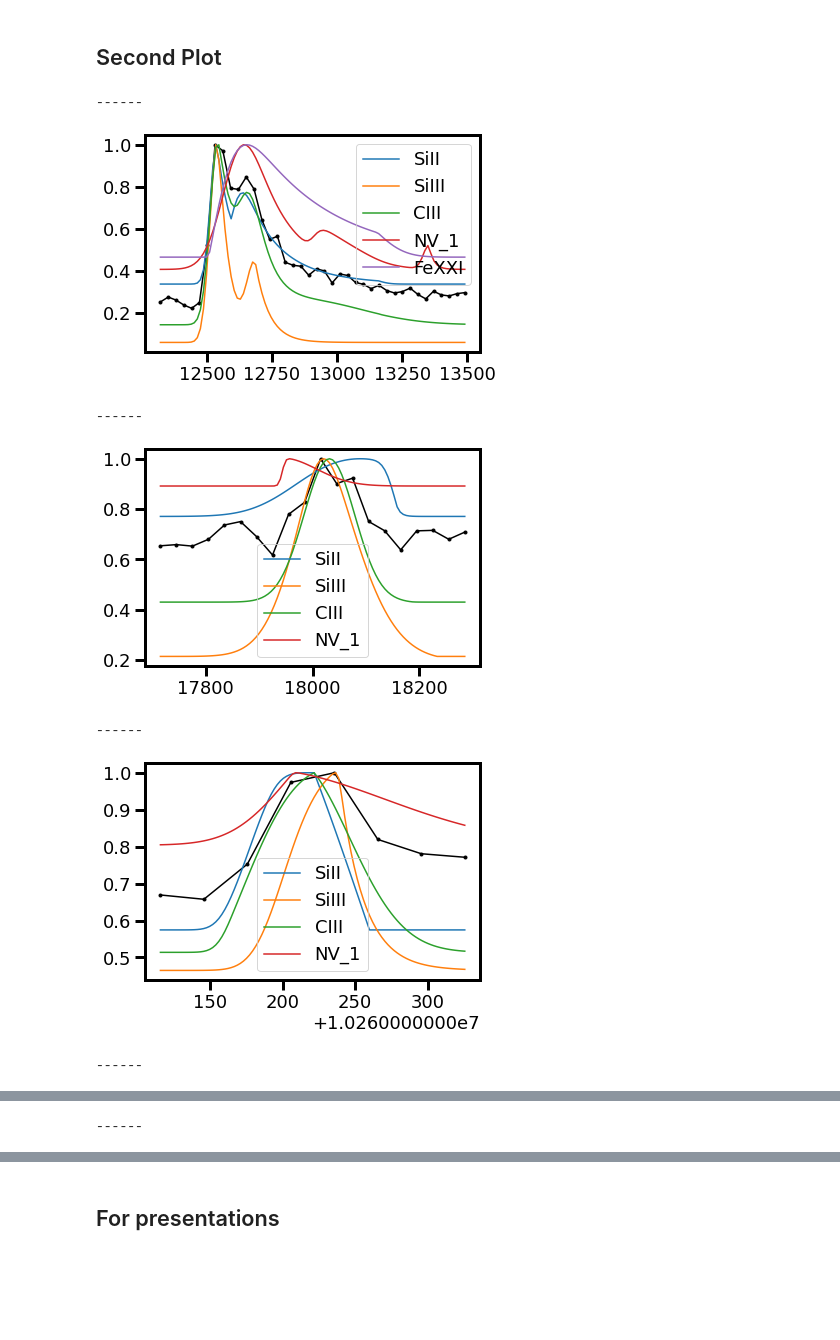
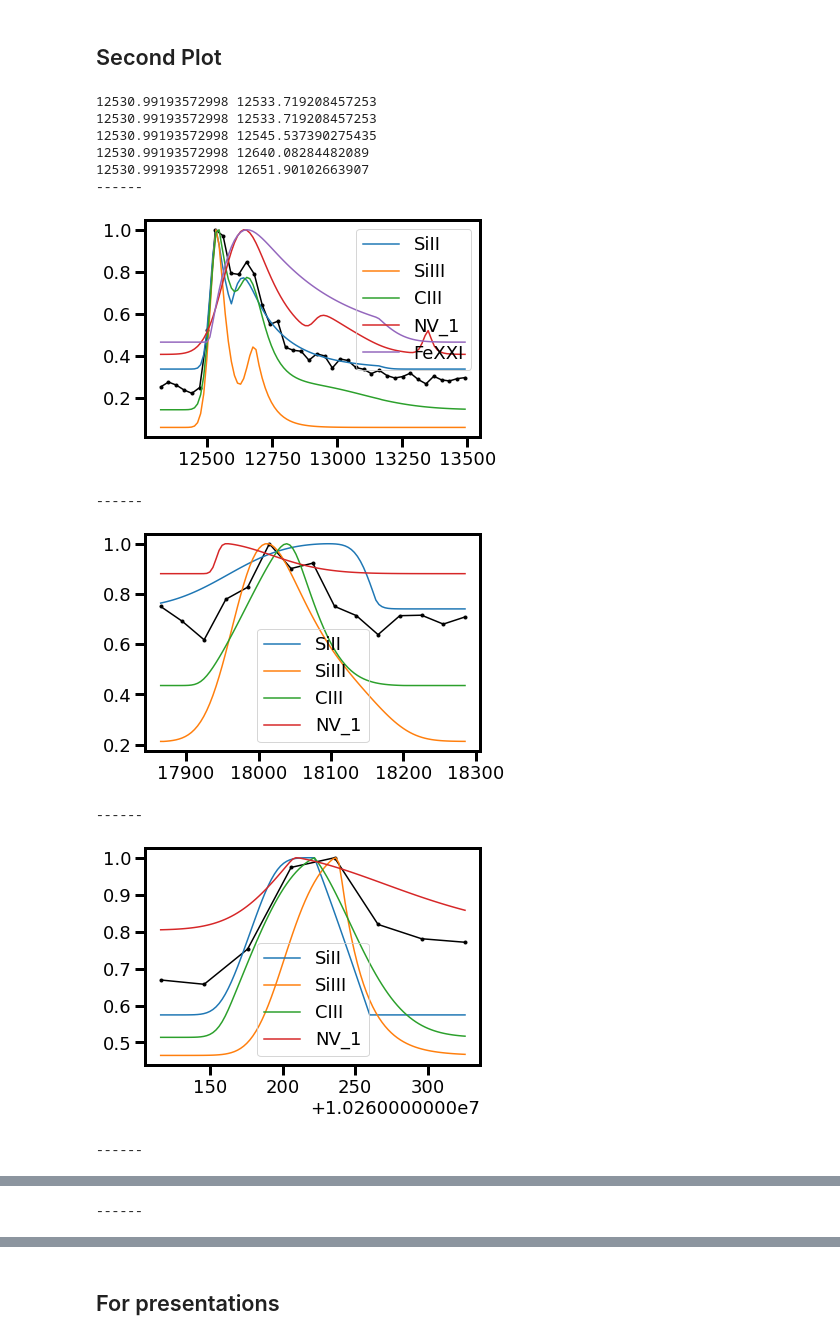
Before and after one commit to afeinstein20/cos_flares, a Jupyter notebook: notebooks/flare_analysis.ipynb, the cells around one changed output, grey strips where cells are left out. Drawn from its saved outputs; the diff is of its cells as text; code cells hidden in the pictures; blank space fills up the shorter version.

```diff
--- a/notebooks/flare_analysis.ipynb
+++ b/notebooks/flare_analysis.ipynb
@@ -523,18 +522,18 @@ for i in range(len(fwc.time)):
 # %%
 fmodels_all = []
 
-for j in [2,4,-4,-3,-1]:
+for j in [1,3,-4,-3,-1]:
 
     mask = f_int[j] > 0
 
     upsample = np.linspace(fwc.time[mask].min(), fwc.time[mask].max(), 40)
 
     if ion !='CIII':
-        finterp = interp1d(fwc.time[mask], f[mask]/1e-12)
-        einterp = interp1d(fwc.time[mask], e[mask]/1e-12)
+        finterp = interp1d(fwc.time[mask].value, f[mask]/1e-12)
+        einterp = interp1d(fwc.time[mask].value, e[mask]/1e-12)
     else:
-        finterp = interp1d(fwc.time[mask], f[mask]/1e-11)
-        einterp = interp1d(fwc.time[mask], e[mask]/1e-11)
+        finterp = interp1d(fwc.time[mask].value, f[mask]/1e-11)
+        einterp = interp1d(fwc.time[mask].value, e[mask]/1e-11)
 
     plt.plot(upsample,
              finterp(upsample),
@@ -544,7 +543,7 @@ for j in [2,4,-4,-3,-1]:
     rise, decay = [10,10,10],[50,50,50]
 
 
-    if j==2:
+    if j==1:
         out = fwc.fit_flare(ion=ion, mask=mask, model='convolved',
                             eta=t0-20, omega=np.full(3,50),
                             alpha=np.full(3,50),offset=np.ones(3)+1,
@@ -566,9 +565,9 @@ for j in [2,4,-4,-3,-1]:
                             x=upsample.value, y=finterp(upsample))
     else:
         out = fwc.fit_flare(ion=ion, mask=mask, model='convolved',
-                            eta=t0[:1]-120, omega=[50],
-                            alpha=[350],offset=[1],
-                            amp=amp[:1]/1e-12*10,t0=t0[:1]-80, rise=rise[:1], decay=[1],
+                            eta=t0[:1]-160, omega=[50],
+                            alpha=[350], offset=[1],
+                            amp=amp[:1]/1e-12*10,t0=t0[:1]-100, rise=rise[:1], decay=[1],
                             x=upsample.value, y=finterp(upsample))
 
     plt.plot(upsample, out[-2], color='deepskyblue')
@@ -590,7 +589,7 @@ ions = ['SiII', 'SiIII', 'CIII','NV_1','FeXXI']
 # %%
 fmodels = []
 
-mask = f_int[2] > 0
+mask = f_int[1] > 0
 tmp1 = []
 
 for ion in ions:
@@ -659,7 +658,7 @@ FeXXI
 # %%
 fmodels_25 = []
 
-for j in [4,-4,-3,-1]:
+for j in [3,-4,-3,-1]:
     temp_f = []
     temp_l = []
     mask = f_int[j] > 0
@@ -787,7 +786,7 @@ else:
 
 formtemp = np.array([4.5, 4.7, 4.8, 5.2, 7.1])
 x = 0
-ind = [2,4,-4,-3,-1]
+ind = [1,3,-4,-3,-1]
 energies = []
 durations = []
 
@@ -911,42 +910,51 @@ bad
 # %%
 deltat = np.zeros((5,6))
 
-ints = [2,4,-4,-3,-1]
+ints = [1,3,-4,-3,-1]
 
 for i in range(5):
     peak_all = np.argmax(fmodels_all[i][-1].best_fit)
 
     fq = f_int[ints[i]]>0
+    #plt.plot(fwc.time[fq],
+    #         fmodels_all[i][-1].best_fit[fq]/np.nanmax(fmodels_all[i][-1].best_fit[fq]),
+    #         'k')
     plt.plot(fwc.time[fq], f[fq]/np.nanmax(f[fq]), 'k', marker='.')
 
     if i == 0:
         deltat[i][0] = fmodels_all[i][0][peak_all]
         for j in range(5):
             peak = np.argmax(fmodels[i][j][-1].best_fit)
             deltat[i][j+1] = fmodels[i][j][0][peak]
+            print(fmodels_all[i][0][peak_all], fmodels[i][j][0][peak] )
             plt.plot(fmodels[i][j][0],
                      fmodels[i][j][-1].best_fit/np.nanmax(fmodels[i][j][-1].best_fit),
                      label=ions[j])
 
     else:
         deltat[i][0] = fmodels_all[i][0][peak_all]
 
         for j in range(len(fmodels_25[i-1])-1):
             peak = np.argmax(fmodels_25[i-1][j][-1].best_fit)
             deltat[i][j+1] = fmodels_25[i-1][j][0][peak]
             plt.plot(fmodels_25[i-1][j][0],
                      fmodels_25[i-1][j][-1].best_fit/np.nanmax(fmodels_25[i-1][j][-1].best_fit),
                      label=ions[j])
         if ints[i] == 4:
             deltat[i][1] = 0
     plt.legend()
     print('------')
     plt.show()
 # %% [output]
+12530.99193572998 12533.719208457253
+12530.99193572998 12533.719208457253
+12530.99193572998 12545.537390275435
+12530.99193572998 12640.08284482089
+12530.99193572998 12651.90102663907
 ------
-[figure, old version]
+[figure, new version]
 ------
-[figure, old version]
+[figure, new version]
 ------
 [figure]
 ------
```
Also changed, not shown: parts of 14 cells of this notebook, 3 other files.
